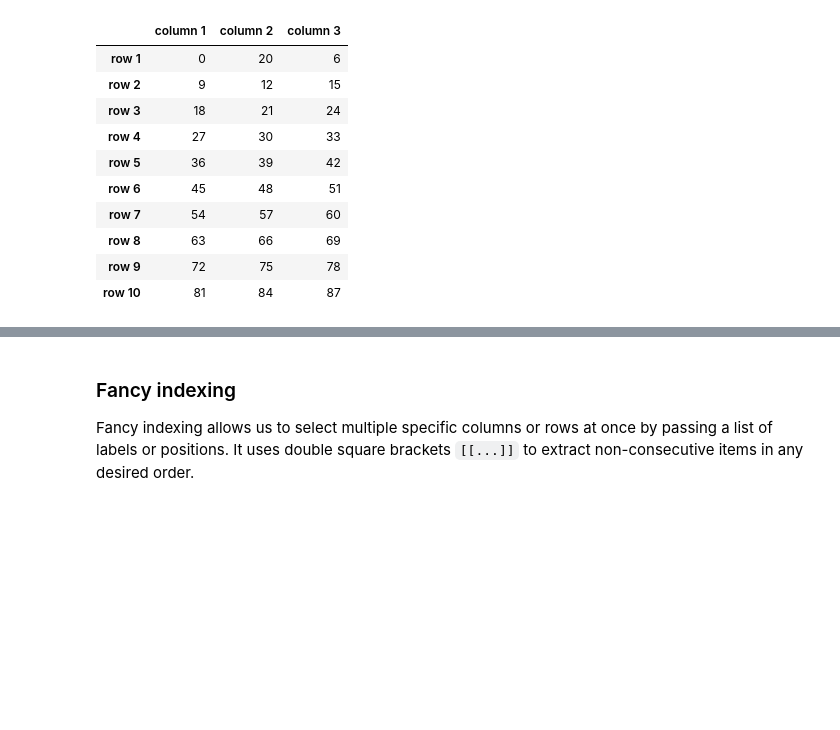
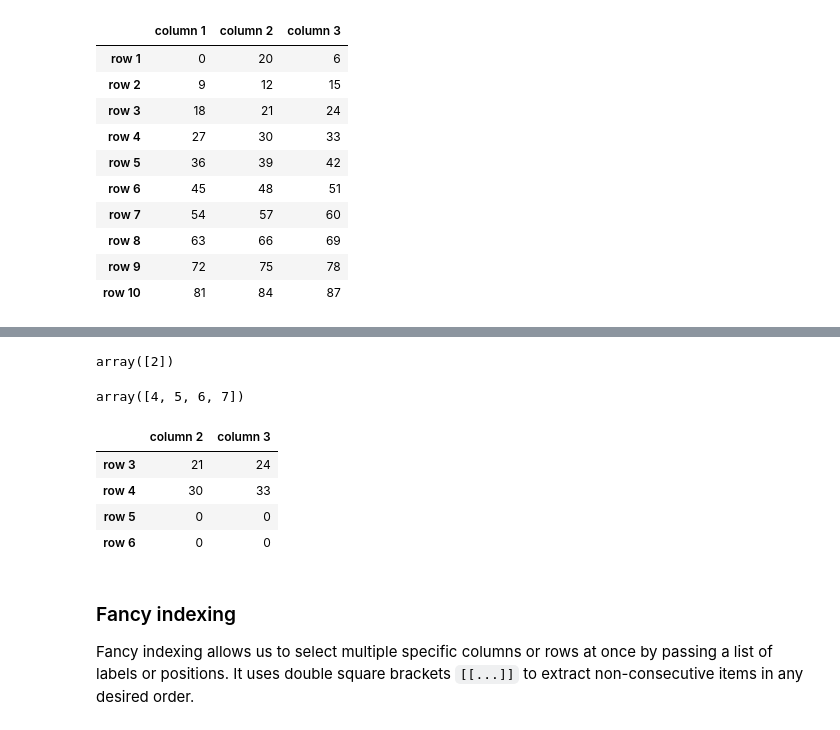
Before and after one commit to uasamsh/Data_Science_And_Machine_Learning, a Jupyter notebook: notebooks/02__03b.ipynb, the cells around one changed output, grey strips where cells are left out. Drawn from its saved outputs; the diff is of its cells as text; code cells hidden in the pictures; blank space fills up the shorter version.

```diff
--- a/notebooks/02__03b.ipynb
+++ b/notebooks/02__03b.ipynb
@@ -173,3 +137,20 @@ df
+# %%
+a[1:2]
+# %% [output]
+array([2])
+# %%
+a[3:7]
+# %% [output]
+array([4, 5, 6, 7])
+# %%
+# Select rows from index 2 to 5 (row 3 to row 6) and columns from index 1 to 2 (column 2 and column 3)
+df.iloc[2:6, 1:3]
+# %% [output]
+|  | column 2 | column 3 |
+| row 3 | 21 | 24 |
+| row 4 | 30 | 33 |
+| row 5 | 0 | 0 |
+| row 6 | 0 | 0 |
 # %% [markdown]
 ### Fancy indexing
 Fancy indexing allows us to select multiple specific columns or rows at once by passing a list of labels or positions.
```
Also changed, not shown: parts of 14 cells of this notebook.
